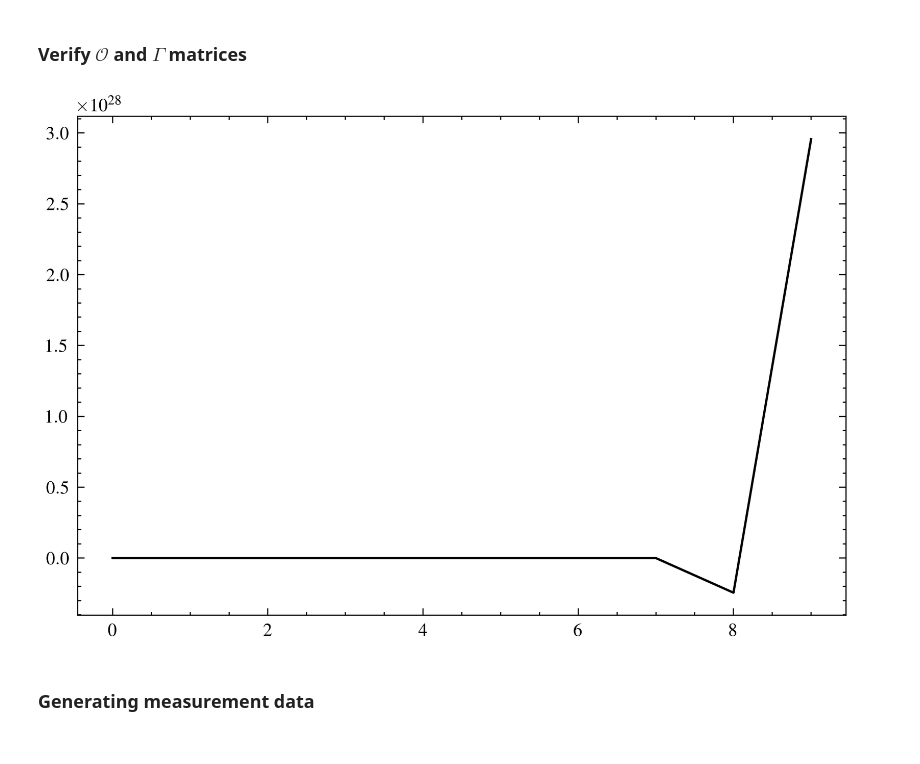
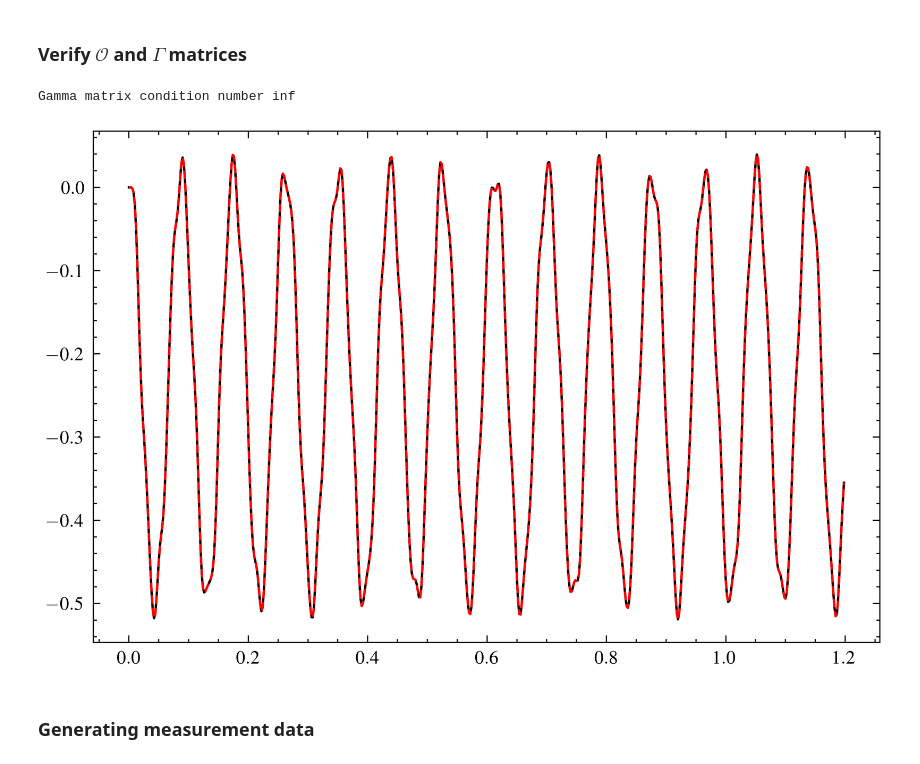
Before and after one commit to urho-h/torque_estimation_masters, a Jupyter notebook: notebooks/test_ikonen_ot.ipynb, the cells around one changed output. Drawn from its saved outputs; the diff is of its cells as text; code cells hidden in the pictures.

```diff
--- a/notebooks/test_ikonen_ot.ipynb
+++ b/notebooks/test_ikonen_ot.ipynb
@@ -186,14 +202,14 @@ def gamma(A, B, C, n):
             gamma_rows = np.vstack((
                 gamma_rows,
                 C @ B,
-                C @ A @ B
-            )) # this must not be added to the last and the second to last columns
+                C @ A @ B # these must not be added to the last and the second to last columns
+            ))
 
         if current_column == (n-2):
             gamma_rows = np.vstack((
                 gamma_rows,
-                C @ B
-            )) # this must be added to the second to last column
+                C @ B # this has to be added to the end of the second to last column
+            ))
 
         for _ in range(n-current_column-3):
             A_power2 = A_power2 @ A
@@ -310,19 +334,26 @@ plt.show()
 ### Verify $\mathcal{O}$ and $\Gamma$ matrices
 # %%
 N = len(t)
-extended_observation = O(A_transformed, C_transformed, N)
-impulse_response = gamma(A_transformed, B_transformed, C_transformed, N)
+B_t_d = np.array(B_transformed_d[:,0]).reshape(13,1)
+extended_observation = O(A_transformed_d, C_transformed, N)
+impulse_response = gamma(A_transformed_d, B_t_d, C_transformed, N)
+print('Gamma matrix condition number', np.linalg.cond(impulse_response))
 
 x0 = np.zeros((extended_observation.shape[1], 1))
-U = u.T.reshape(-1,1)
+
+# Impulse load applied at node 0.
+U = np.ones((len(t), 1))
 
 y_hat = extended_observation @ x0 + impulse_response @ U
 meases = np.hstack(np.vsplit(y_hat, N))
-
-plt.plot(meases[3,:])
-plt.show()
 # %% [output]
-[figure, removed]
+Gamma matrix condition number inf
+# %%
+plt.plot(t, meases[3,:])
+plt.plot(dtout_mod, dyout_mod[:,3])
+plt.show()
+# %% [output]
+[figure, added]
 # %% [markdown]
 ### Generating measurement data
 # %% [markdown]
```
Also changed, not shown: parts of 27 cells of this notebook.
